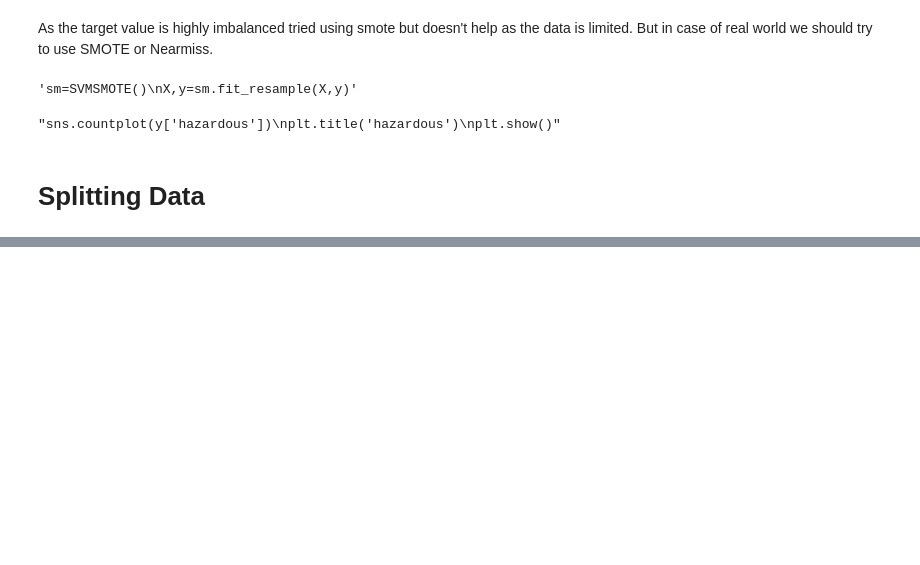
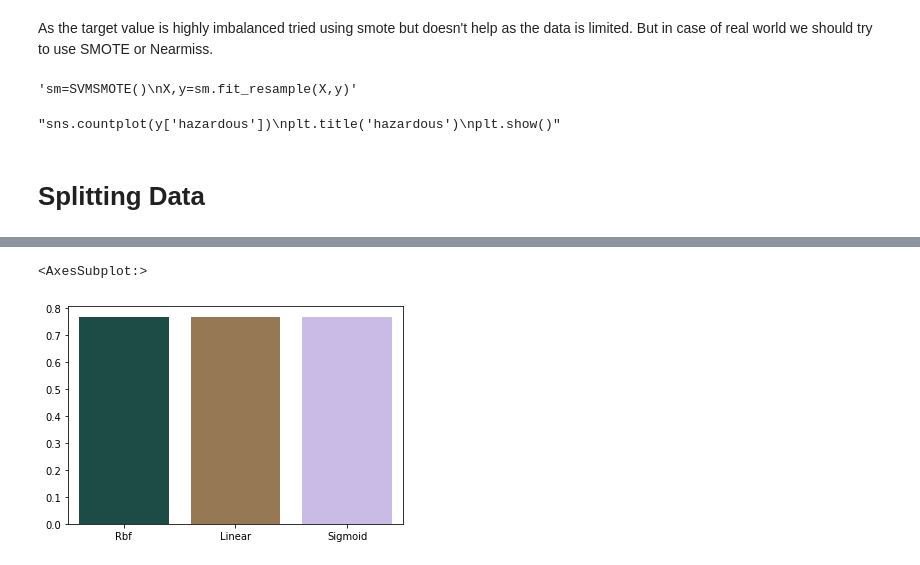
Before and after one commit to HarshitKmr10/IOSD_ML_Task, a Jupyter notebook: iosd-svm-task.ipynb, the cells around one changed output, grey strips where cells are left out. Saved outputs shown, nothing was run; the diff lists cells and outputs as text; code cells hidden in the pictures; blank space fills up the shorter version.

```diff
--- a/iosd-svm-task.ipynb
+++ b/iosd-svm-task.ipynb
@@ -270,0 +308,5 @@ weighted avg       0.84      0.84      0.84     27251
+# %%
+sns.barplot(x=kernel, y=precision_score,palette="cubehelix")
+# %% [output]
+<AxesSubplot:>
+[figure, added]
```
Also changed, not shown: parts of 30 cells of this notebook.
